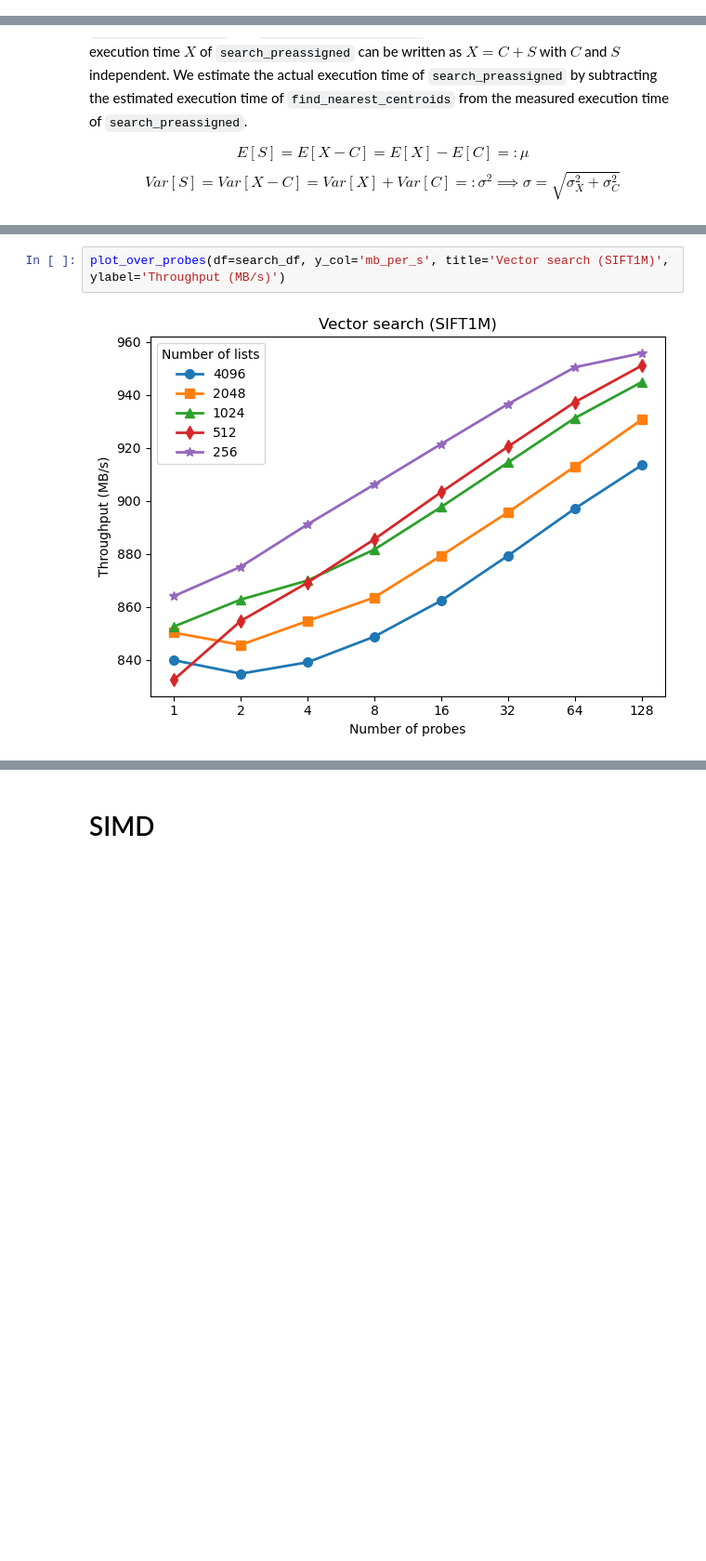
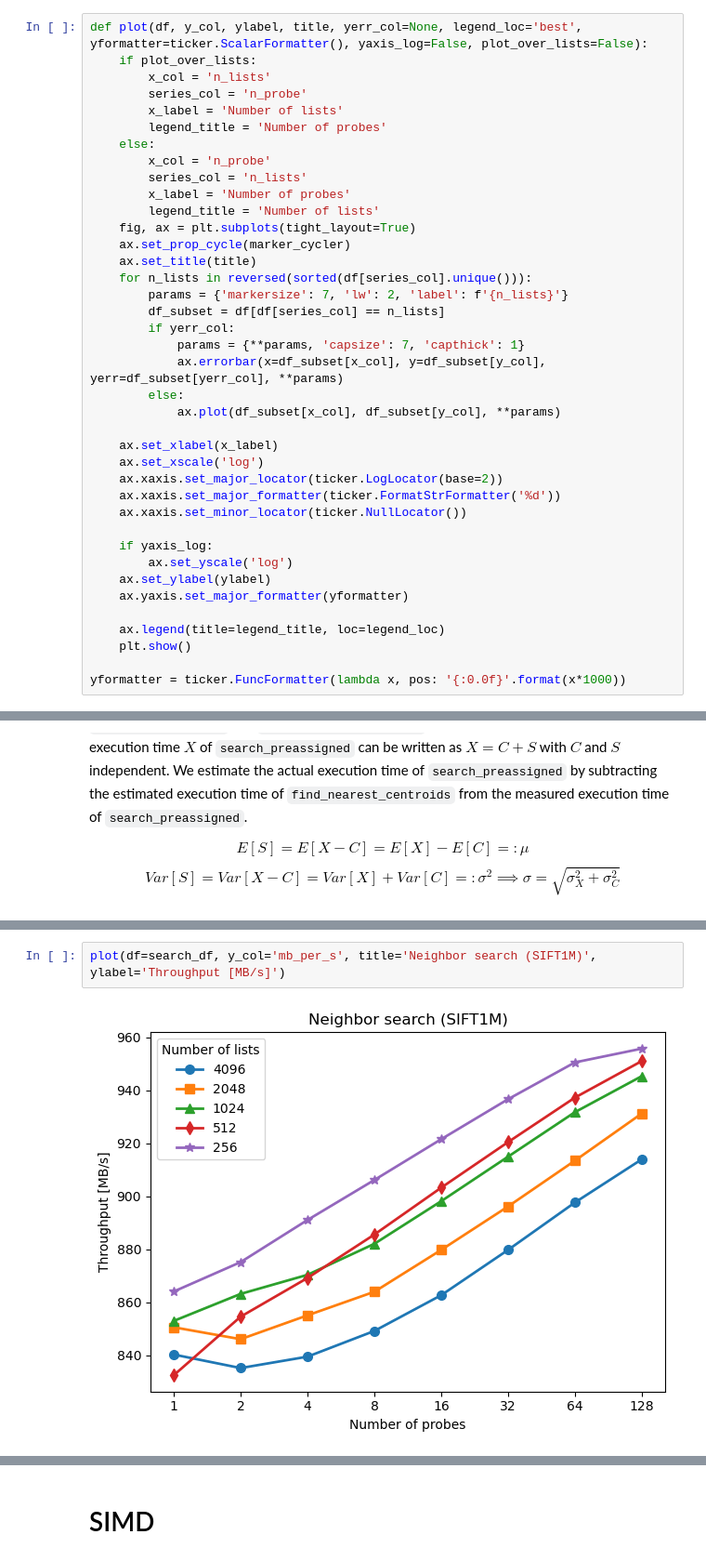
Before and after one commit to TimonFercho/ann-distributed-key-value-store, a Jupyter notebook: evaluation/index/performance/index-search-results.ipynb, the cells around one changed output, grey strips where cells are left out. Shown at 93% size. Drawn from its saved outputs; the diff is of its cells as text; blank space fills up the shorter version.

```diff
--- a/evaluation/index/performance/index-search-results.ipynb
+++ b/evaluation/index/performance/index-search-results.ipynb
@@ -138,0 +148,39 @@ def add_space_estimates(df):
+# %%
+def plot(df, y_col, ylabel, title, yerr_col=None, legend_loc='best', yformatter=ticker.ScalarFormatter(), yaxis_log=False, plot_over_lists=False):
+    if plot_over_lists:
+        x_col = 'n_lists'
+        series_col = 'n_probe'
+        x_label = 'Number of lists'
+        legend_title = 'Number of probes'
+    else:
+        x_col = 'n_probe'
+        series_col = 'n_lists'
+        x_label = 'Number of probes'
+        legend_title = 'Number of lists'
+    fig, ax = plt.subplots(tight_layout=True)
+    ax.set_prop_cycle(marker_cycler)
+    ax.set_title(title)
+    for n_lists in reversed(sorted(df[series_col].unique())):
+        params = {'markersize': 7, 'lw': 2, 'label': f'{n_lists}'}
+        df_subset = df[df[series_col] == n_lists]
+        if yerr_col:
+            params = {**params, 'capsize': 7, 'capthick': 1}
+            ax.errorbar(x=df_subset[x_col], y=df_subset[y_col], yerr=df_subset[yerr_col], **params)
+        else:
+            ax.plot(df_subset[x_col], df_subset[y_col], **params)
+
+    ax.set_xlabel(x_label)
+    ax.set_xscale('log')
+    ax.xaxis.set_major_locator(ticker.LogLocator(base=2))
+    ax.xaxis.set_major_formatter(ticker.FormatStrFormatter('%d'))
+    ax.xaxis.set_minor_locator(ticker.NullLocator())
+
+    if yaxis_log:
+        ax.set_yscale('log')
+    ax.set_ylabel(ylabel)
+    ax.yaxis.set_major_formatter(yformatter)
+
+    ax.legend(title=legend_title, loc=legend_loc)
+    plt.show()
+
+yformatter = ticker.FuncFormatter(lambda x, pos: '{:0.0f}'.format(x*1000))
@@ -474,4 +506,4 @@ search_df
 # %%
-plot_over_probes(df=search_df, y_col='mb_per_s', title='Vector search (SIFT1M)', ylabel='Throughput (MB/s)')
+plot(df=search_df, y_col='mb_per_s', title='Neighbor search (SIFT1M)', ylabel='Throughput [MB/s]')
 # %% [output]
-[figure, old version]
+[figure, new version]
```
Also changed, not shown: parts of 76 cells of this notebook.
